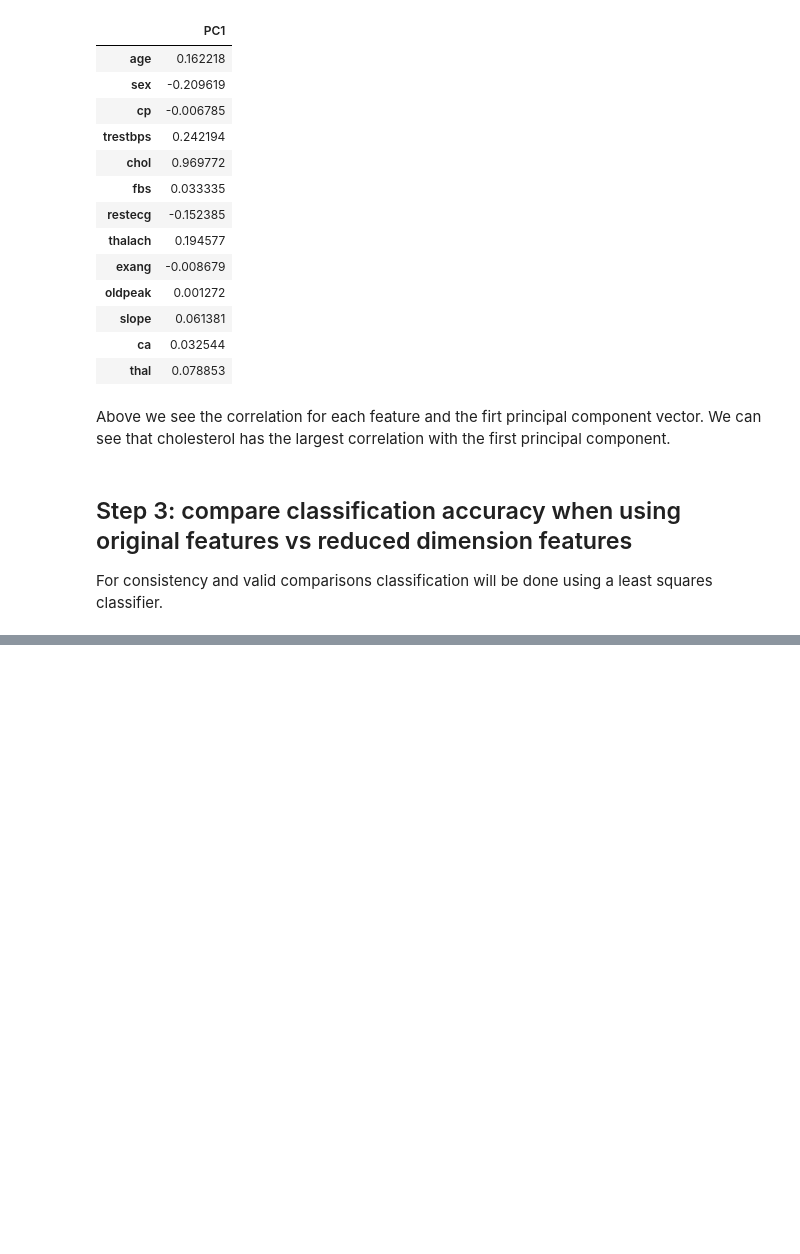
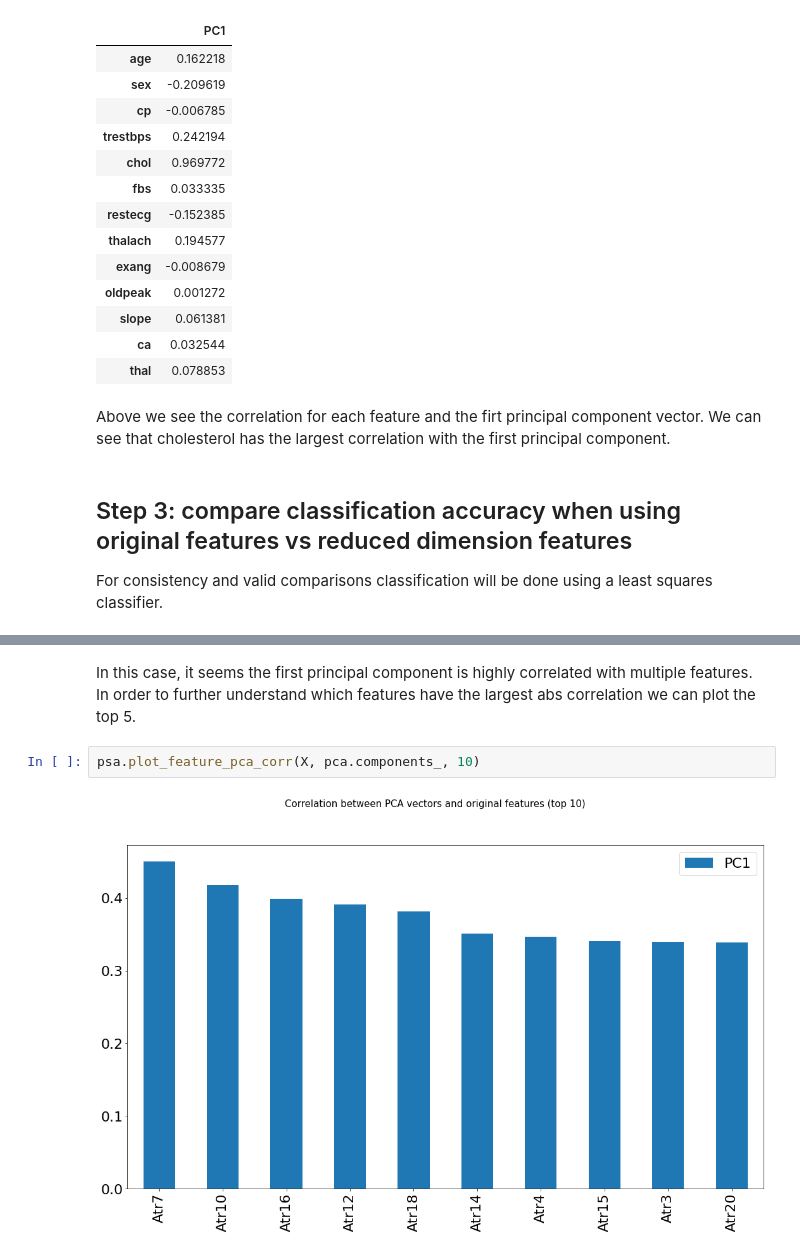
Before and after one commit to RobertoBarrosoLuque/InterpretableDimRed, a Jupyter notebook: InterpretableDimRed/Notebooks/PCA_experiments.ipynb, the cells around one changed output, grey strips where cells are left out. Saved outputs shown, nothing was run; the diff lists cells and outputs as text; blank space fills up the shorter version.

```diff
--- a/InterpretableDimRed/Notebooks/PCA_experiments.ipynb
+++ b/InterpretableDimRed/Notebooks/PCA_experiments.ipynb
@@ -88,0 +139,6 @@ Accuracy score on the test set for a LS classifier using the original feature sp
+# %% [markdown]
+In this case, it seems the first principal component is highly correlated with multiple features. In order to further understand which features have the largest abs correlation we can plot the top 5.
+# %%
+psa.plot_feature_pca_corr(X, pca.components_, 10)
+# %% [output]
+[figure, added]
```
Also changed, not shown: parts of 9 cells of this notebook.
